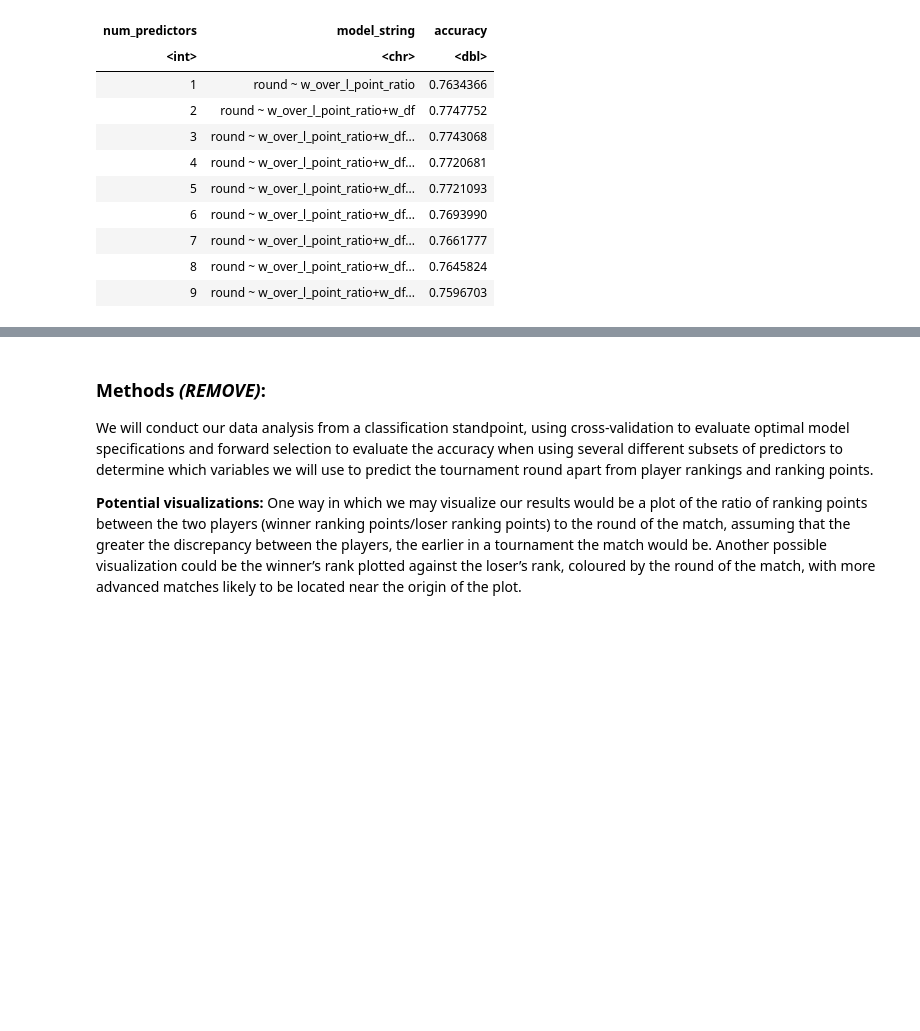
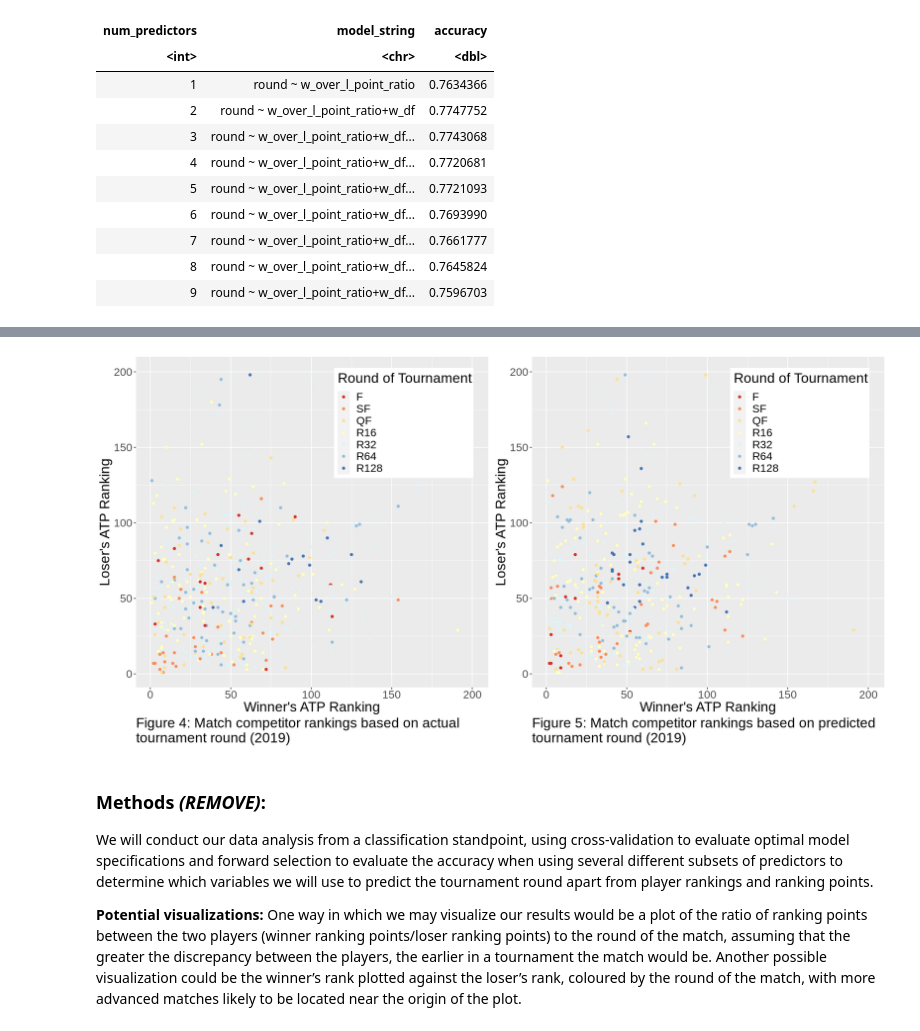
Before and after one commit to ben-westmore/dsci-100-2022w1-group-177, a Jupyter notebook: group177_report.ipynb, the cells around one changed output, grey strips where cells are left out. Cells and saved outputs as stored; diff of their text form; code cells hidden in the pictures; blank space fills up the shorter version.

```diff
--- a/group177_report.ipynb
+++ b/group177_report.ipynb
@@ -377,0 +389,31 @@ A tibble: 1 × 3
+# %%
+# VISUALIZING THE CLASSIFICATION RESULTS
+
+options(repr.plot.width = 16, repr.plot.height = 8)
+
+rankings_vs_round_plot_tennis_test <- ggplot(best_k_predictions, aes(x = winner_rank, y = loser_rank, colour = round)) +
+    geom_point() +
+    labs(x = "Winner's ATP Ranking",
+         y = "Loser's ATP Ranking",
+         colour = "Round of Tournament",
+         caption = "Figure 4: Match competitor rankings based on actual\ntournament round (2019)") +
+    lims(x = c(1, 200), y = c(1, 200)) +
+    theme(text = element_text(size = 20),
+          plot.caption = element_text(hjust = 0, size = 20),
+          legend.position = c(0.76, 0.8)) +
+    scale_color_brewer(palette = "RdYlBu")
+
+rankings_vs_round_plot_pred <- ggplot(best_k_predictions, aes(x = winner_rank, y = loser_rank, colour = .pred_class)) +
+    geom_point() +
+    labs(x = "Winner's ATP Ranking",
+         y = "Loser's ATP Ranking",
+         colour = "Round of Tournament",
+         caption = "Figure 5: Match competitor rankings based on predicted\ntournament round (2019)") +
+    lims(x = c(1, 200), y = c(1, 200)) +
+    theme(text = element_text(size = 20),
+          plot.caption = element_text(hjust = 0, size = 20),
+          legend.position = c(0.76, 0.8)) +
+    scale_color_brewer(palette = "RdYlBu")
+
+grid.arrange(rankings_vs_round_plot_tennis_test, rankings_vs_round_plot_pred, ncol = 2)
+# %% [output]
@@ -378,3 +424,4 @@ A tibble: 1 × 3
+[figure, added]
 # %% [markdown]
 ### Methods ***(REMOVE)***:
 
```
Also changed, not shown: parts of 7 cells of this notebook.
